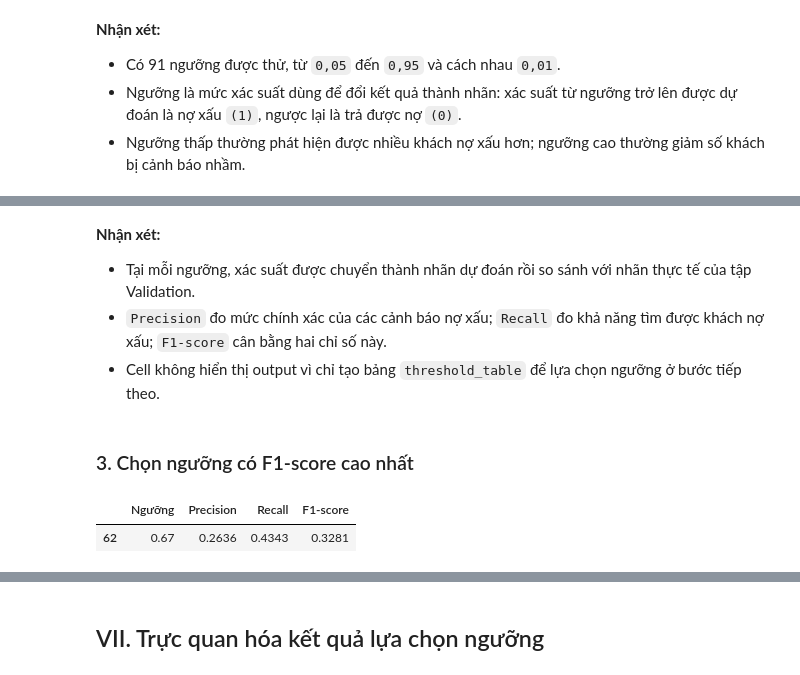
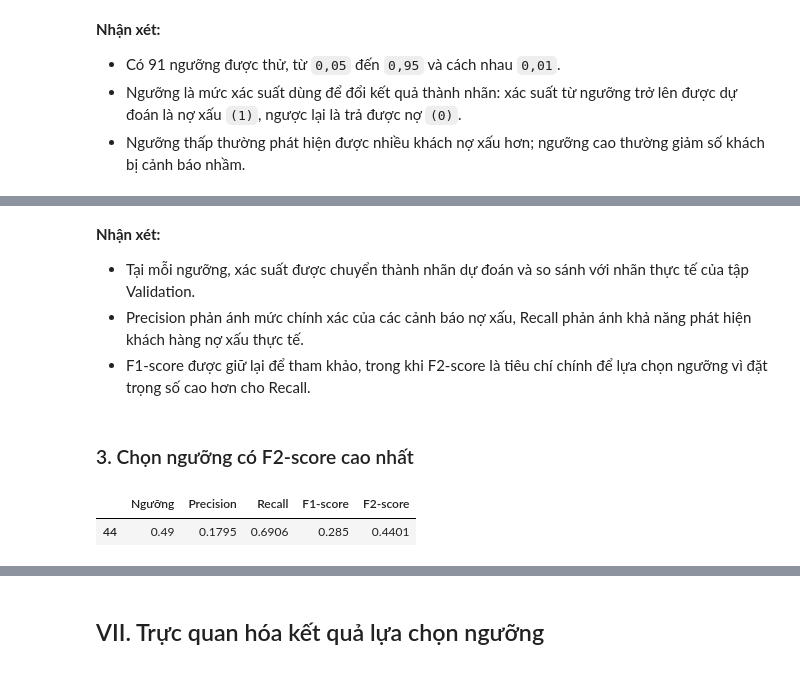
Before and after one commit to thanhhung9720001-collab/credit-risk-classifier, a Jupyter notebook: notebooks/06_1_threshold_optimization.ipynb, the cells around one changed output, grey strips where cells are left out. Cells and saved outputs as stored; diff of their text form; code cells hidden in the pictures.

```diff
--- a/notebooks/06_1_threshold_optimization.ipynb
+++ b/notebooks/06_1_threshold_optimization.ipynb
@@ -238,0 +633,8 @@ for data in [X_train, X_val, X_test]:
+# %%
+def chuan_hoa_cot_chu(data):
+    """Đổi giá trị thiếu ở cột phân loại về dạng SimpleImputer hiểu được."""
+    cot_chu = data[cat_cols].astype(object)
+    return cot_chu.where(
+        cot_chu.notna(),
+        np.nan,
+    )
@@ -276,0 +715,20 @@ display(final_summary)
+# %%
+X_train_hgb = build_matrix(
+    X_train_num,
+    X_train_cat,
+    X_train.index,
+)
+
+X_val_hgb = build_matrix(
+    X_val_num,
+    X_val_cat,
+    X_val.index,
+)
+
+X_test_hgb = build_matrix(
+    X_test_num,
+    X_test_cat,
+    X_test.index,
+)
+
+FEATURE_NAMES = X_train_hgb.columns.tolist()
@@ -396,20 +923,27 @@ threshold_table.head
 # %% [markdown]
 **Nhận xét:**
 
-- Tại mỗi ngưỡng, xác suất được chuyển thành nhãn dự đoán rồi so sánh với nhãn thực tế của tập Validation.
-- `Precision` đo mức chính xác của các cảnh báo nợ xấu; `Recall` đo khả năng tìm được khách nợ xấu; `F1-score` cân bằng hai chỉ số này.
-- Cell không hiển thị output vì chỉ tạo bảng `threshold_table` để lựa chọn ngưỡng ở bước tiếp theo.
+- Tại mỗi ngưỡng, xác suất được chuyển thành nhãn dự đoán và so sánh với nhãn thực tế của tập Validation.
+- Precision phản ánh mức chính xác của các cảnh báo nợ xấu, Recall phản ánh khả năng phát hiện khách hàng nợ xấu thực tế.
+- F1-score được giữ lại để tham khảo, trong khi F2-score là tiêu chí chính để lựa chọn ngưỡng vì đặt trọng số cao hơn cho Recall.
 # %% [markdown]
-### 3. Chọn ngưỡng có F1-score cao nhất
+### 3. Chọn ngưỡng có F2-score cao nhất
 # %%
-# Chọn dòng có F1-score cao nhất.
-best_threshold_row = threshold_table.loc[threshold_table["F1-score"].idxmax()]
-best_threshold = float(best_threshold_row["Ngưỡng"])
+# Chọn dòng có F2-score cao nhất.
+best_threshold_row = threshold_table.loc[
+    threshold_table["F2-score"].idxmax()
+]
 
-display(best_threshold_row.to_frame().T.round(4))
+best_threshold = float(
+    best_threshold_row["Ngưỡng"]
+)
+
+display(
+    best_threshold_row.to_frame().T.round(4)
+)
 # %% [output]
-|  | Ngưỡng | Precision | Recall | F1-score |
-| 62 | 0.67 | 0.2636 | 0.4343 | 0.3281 |
+|  | Ngưỡng | Precision | Recall | F1-score | F2-score |
+| 44 | 0.49 | 0.1795 | 0.6906 | 0.285 | 0.4401 |
 # %% [markdown]
 **Nhận xét:**
 
```
Also changed, not shown: parts of 69 cells of this notebook, 3 other files.
